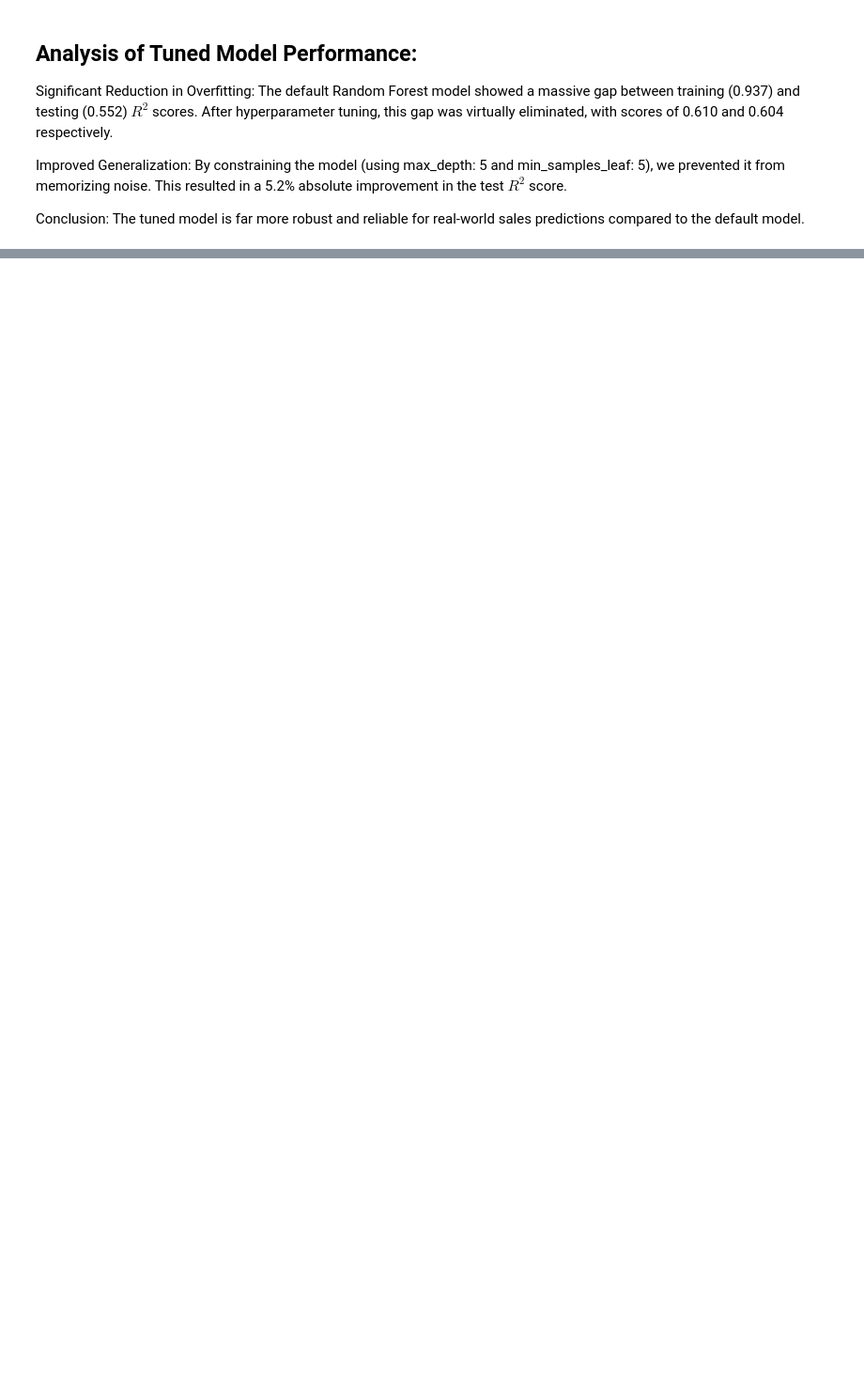
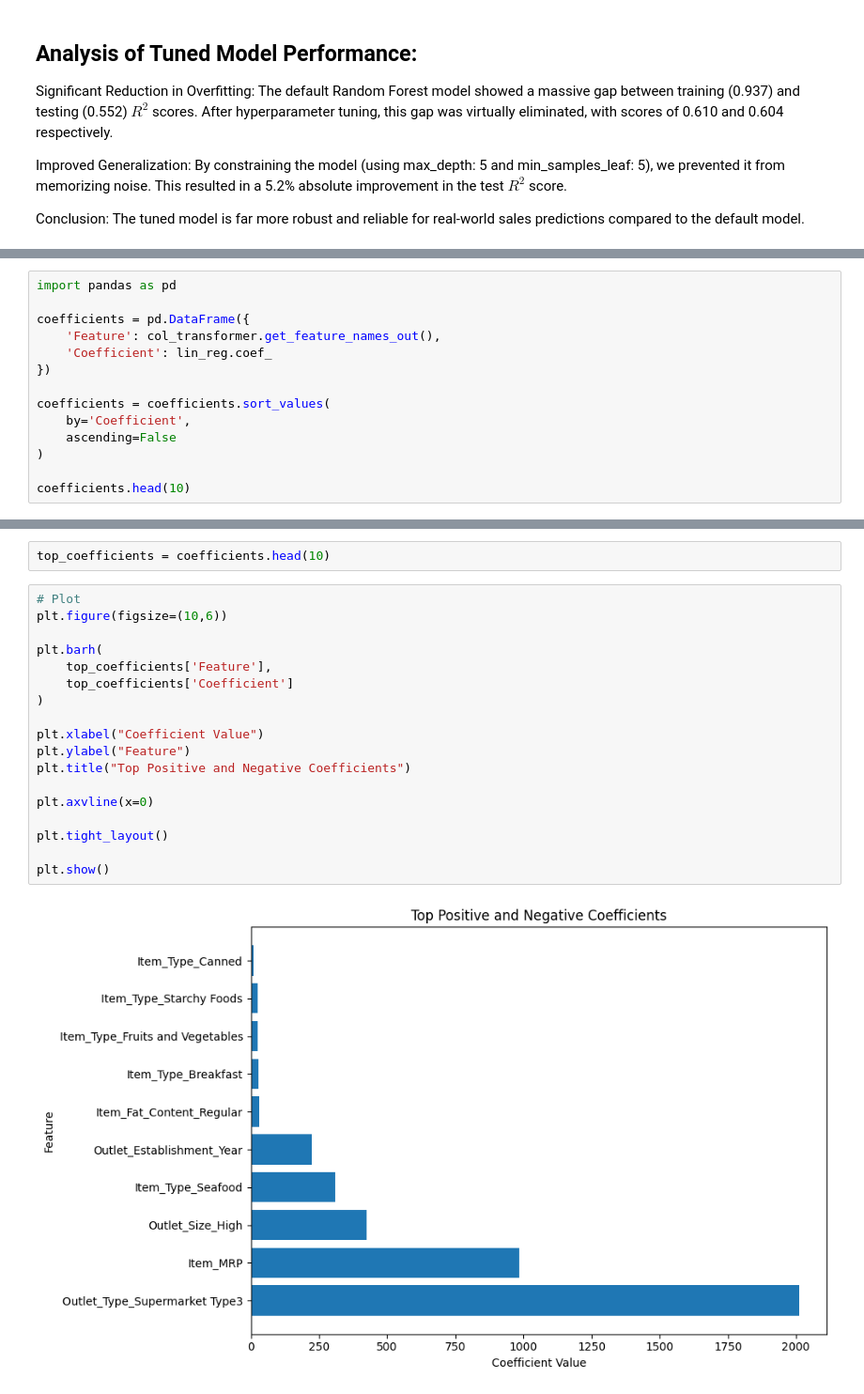
Before and after one commit to Hala-sala7/Prediction_of_Product_Sales_ML, a Jupyter notebook: Prediction_of_Product_Sales_Ml.ipynb, the cells around one changed output, grey strips where cells are left out. Shown at 94% size. Drawn from its saved outputs; the diff is of its cells as text; blank space fills up the shorter version.

```diff
--- a/Prediction_of_Product_Sales_Ml.ipynb
+++ b/Prediction_of_Product_Sales_Ml.ipynb
@@ -578,0 +585,14 @@ Conclusion: The tuned model is far more robust and reliable for real-world sales
+# %%
+import pandas as pd
+
+coefficients = pd.DataFrame({
+    'Feature': col_transformer.get_feature_names_out(),
+    'Coefficient': lin_reg.coef_
+})
+
+coefficients = coefficients.sort_values(
+    by='Coefficient',
+    ascending=False
+)
+
+coefficients.head(10)
@@ -578,0 +611,22 @@ Conclusion: The tuned model is far more robust and reliable for real-world sales
+# %%
+top_coefficients = coefficients.head(10)
+# %%
+# Plot
+plt.figure(figsize=(10,6))
+
+plt.barh(
+    top_coefficients['Feature'],
+    top_coefficients['Coefficient']
+)
+
+plt.xlabel("Coefficient Value")
+plt.ylabel("Feature")
+plt.title("Top Positive and Negative Coefficients")
+
+plt.axvline(x=0)
+
+plt.tight_layout()
+
+plt.show()
+# %% [output]
+[figure, added]
```
Also changed, not shown: parts of 22 cells of this notebook.
